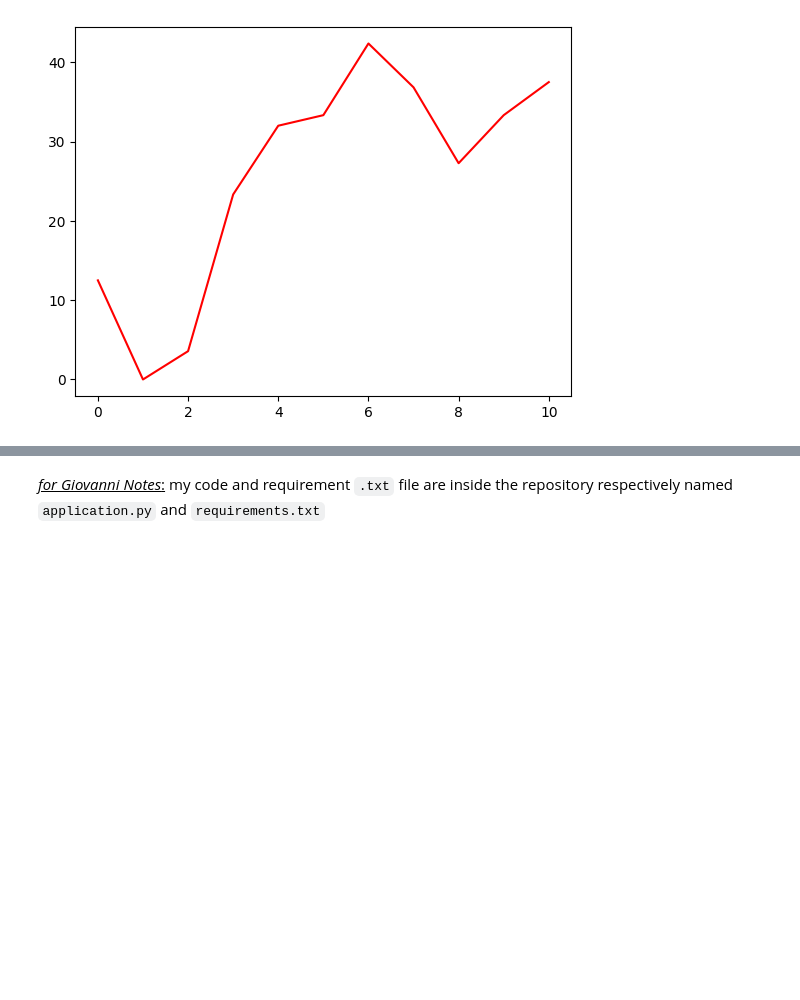
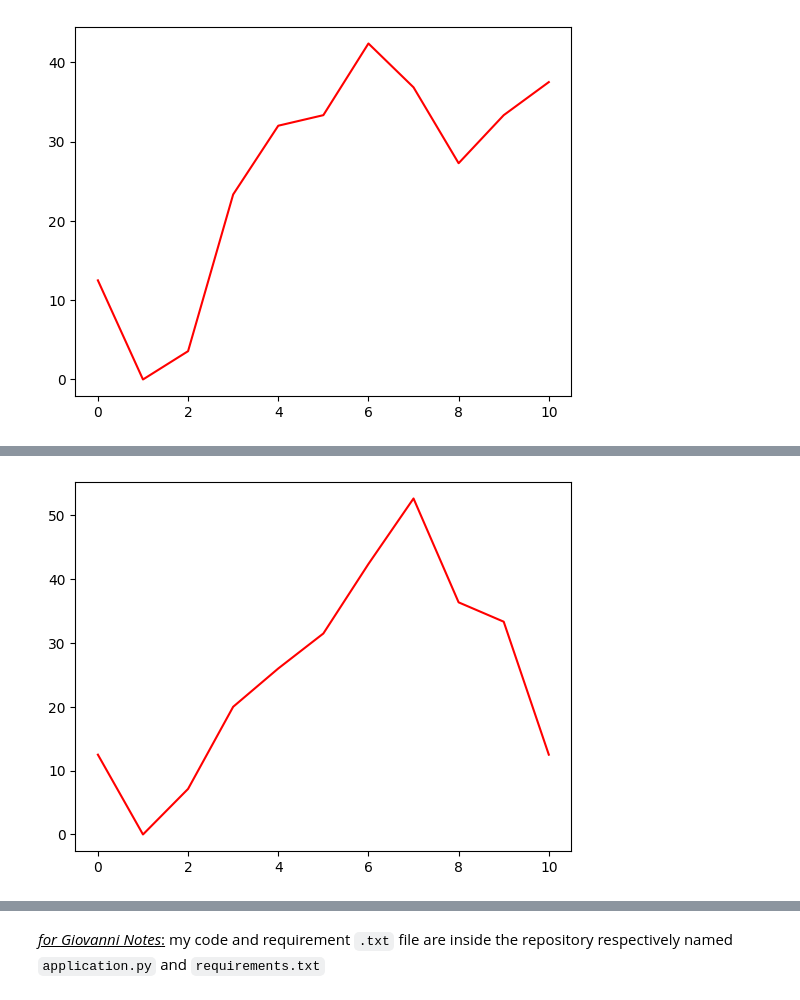
Before and after one commit to daniocionini/Prediction-Model-Breast-Cancer-Recurrence, a Jupyter notebook: pred-breast-cancer-recc.ipynb, the cells around one changed output, grey strips where cells are left out. Cells and saved outputs as stored; diff of their text form; code cells hidden in the pictures; blank space fills up the shorter version.

```diff
--- a/pred-breast-cancer-recc.ipynb
+++ b/pred-breast-cancer-recc.ipynb
@@ -696,0 +741,10 @@ In general, the higher the size of the tumour the more proportion of patients th
+# %%
+# run through a while loop to iterate proportion() for 11 times
+count = 0
+lis = [] # list to append results and plot later
+
+while count < 11:
+    res = proportion('tumour_size',count,'deg_malig',3)
+    print(res,"% of patients who had group",count,'tumour size and highest degree of malignancy')
+    lis.append(res)
+    count +=1
@@ -696,0 +763,17 @@ In general, the higher the size of the tumour the more proportion of patients th
+# %%
+# replace nan value to 0.0 ans store to new list f_lis
+import math
+f_lis = []
+
+for n in lis:
+    if math.isnan(n):
+        n=0.0
+        f_lis.append(n)
+    else:
+        f_lis.append(n)
+# %%
+yax = np.array(f_lis)
+plt.plot(yax, color = 'r')
+plt.show()
+# %% [output]
+[figure, added]
```
Also changed, not shown: parts of 69 cells of this notebook.
